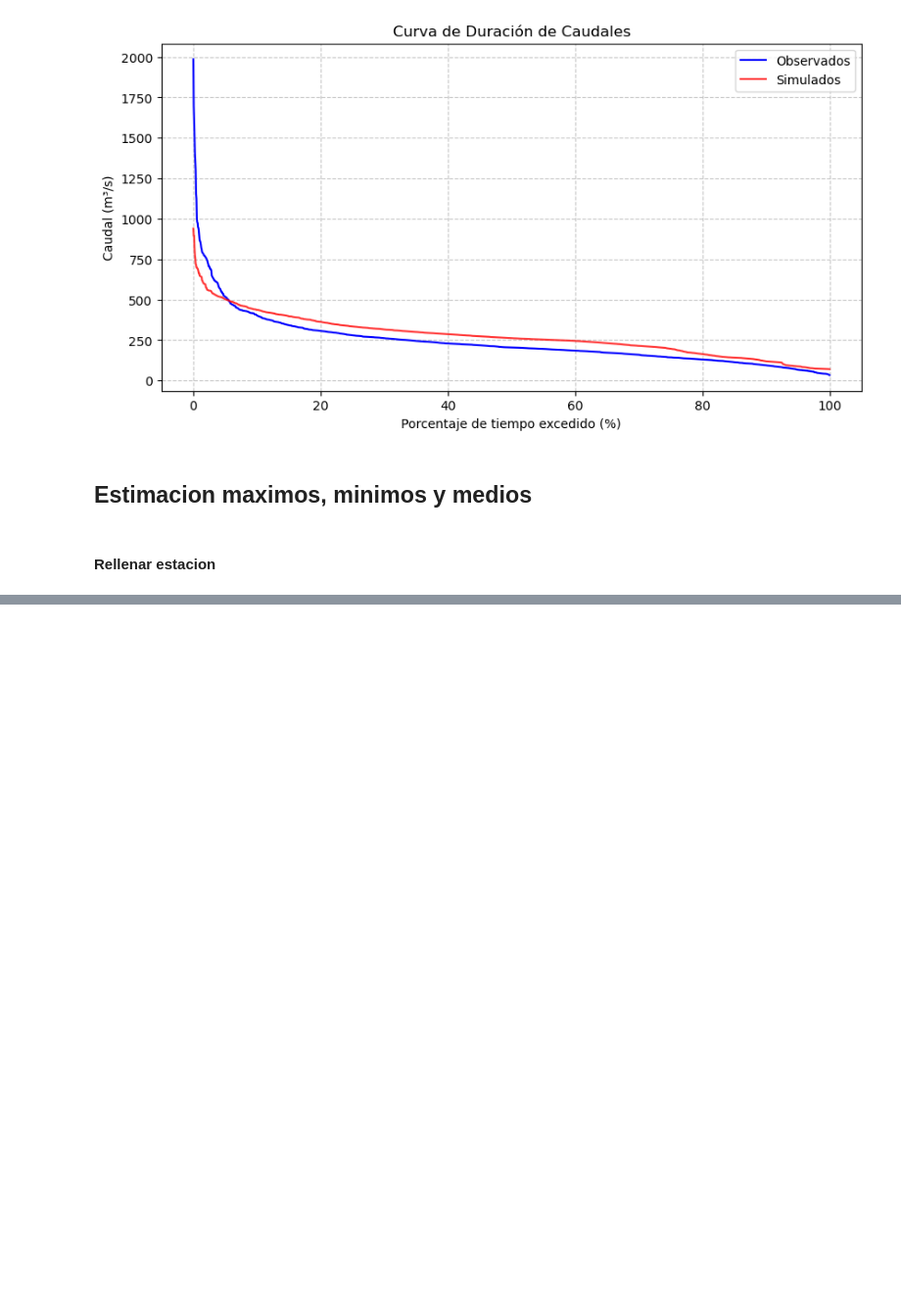
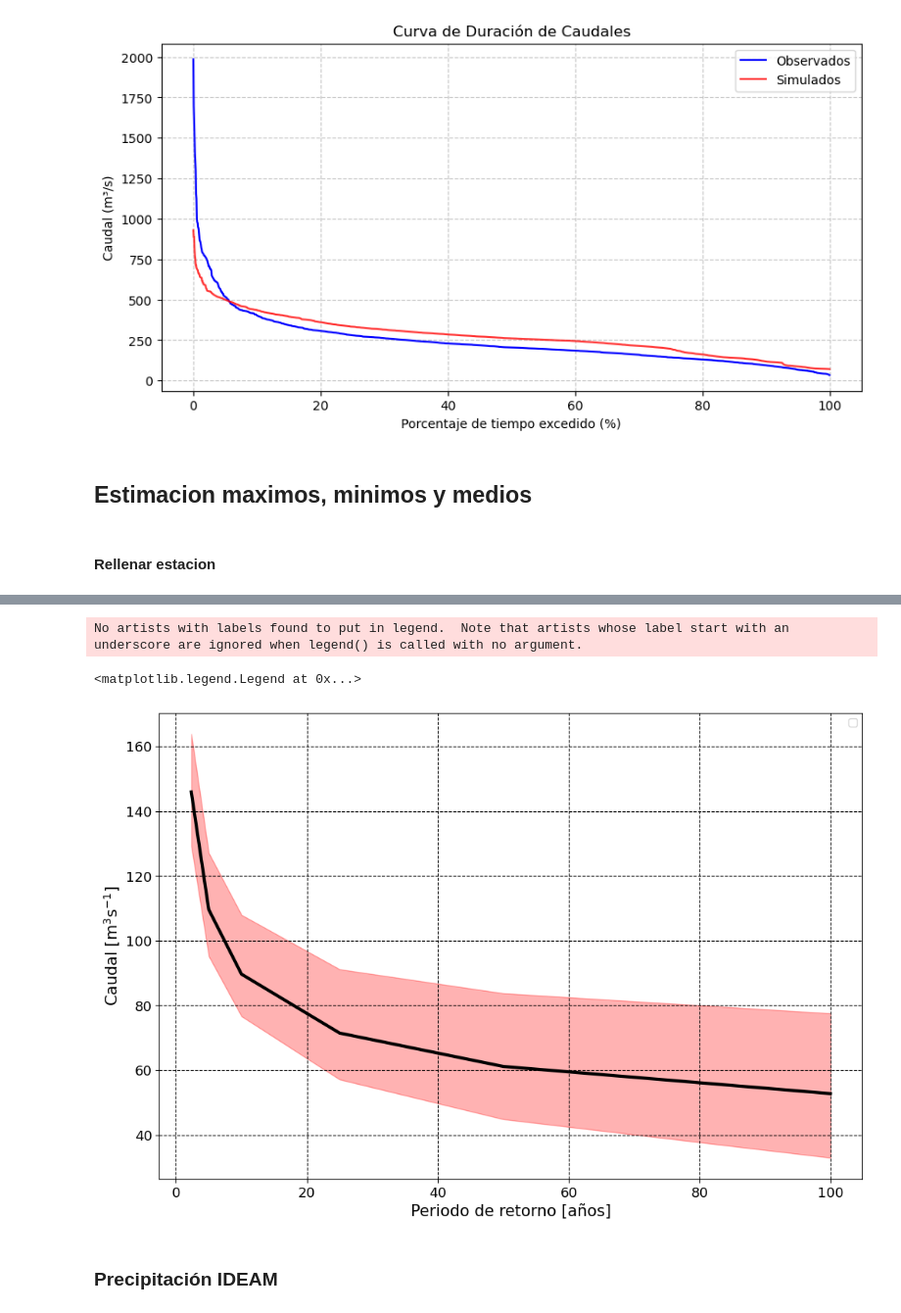
Before and after one commit to Juliant06/hidrologia_saldana, a Jupyter notebook: hidrologia_saldana.ipynb, the cells around one changed output, grey strips where cells are left out. Shown at 98% size. Saved outputs shown, nothing was run; the diff lists cells and outputs as text; code cells hidden in the pictures; blank space fills up the shorter version.

```diff
--- a/hidrologia_saldana.ipynb
+++ b/hidrologia_saldana.ipynb
@@ -475,0 +551,32 @@ df_rellenado = q_piedras_cobre.fillna(df_simulado)
+# %%
+# Figuras
+figure = plt.figure(figsize=(12,8))
+x = out_max['Tr']
+plt.plot(x,out_min['Q'],color='black',linewidth=3.0)
+plt.fill_between(
+    x,
+    out_min['Q'],
+    out_min['IC_inf'],
+    color='red',
+    alpha=0.3
+)
+plt.fill_between(
+    x,
+    out_min['Q'],
+    out_min['IC_sup'],
+    color='red',
+    alpha=0.3
+    )
+
+plt.ylabel('Caudal [m$^3$s$^{-1}$]',fontsize=15)
+plt.xlabel('Periodo de retorno [años]',fontsize=15)
+plt.xticks(fontsize=13)
+plt.yticks(fontsize=13)
+plt.grid(linestyle='--',color='black')
+plt.legend()
+# %% [output]
+No artists with labels found to put in legend.  Note that artists whose label start with an underscore are ignored when legend() is called with no argument.
+<matplotlib.legend.Legend at 0x...>
+[figure, added]
+# %% [markdown]
+### Precipitación IDEAM
```
Also changed, not shown: parts of 10 cells of this notebook.
